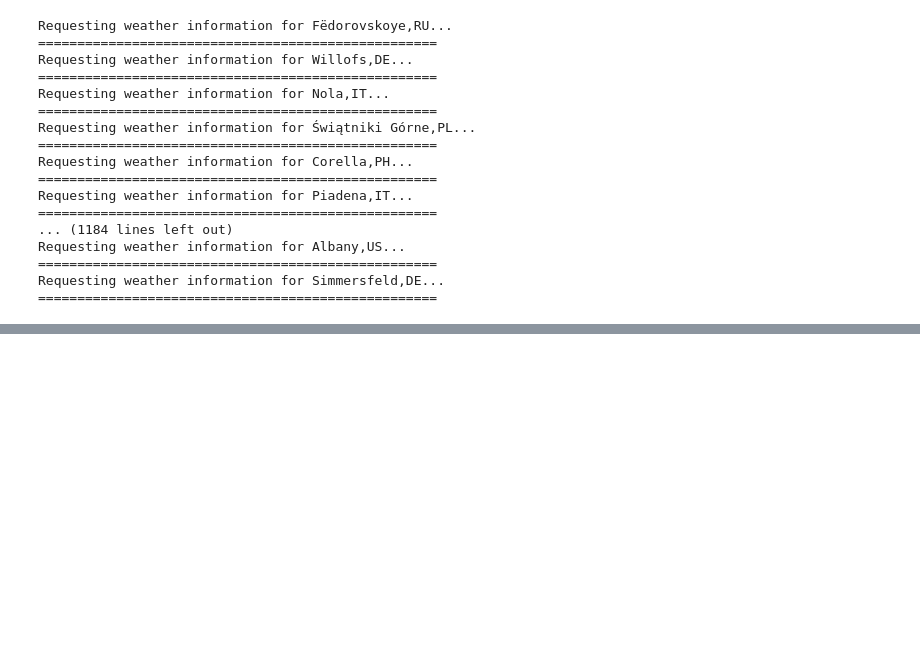
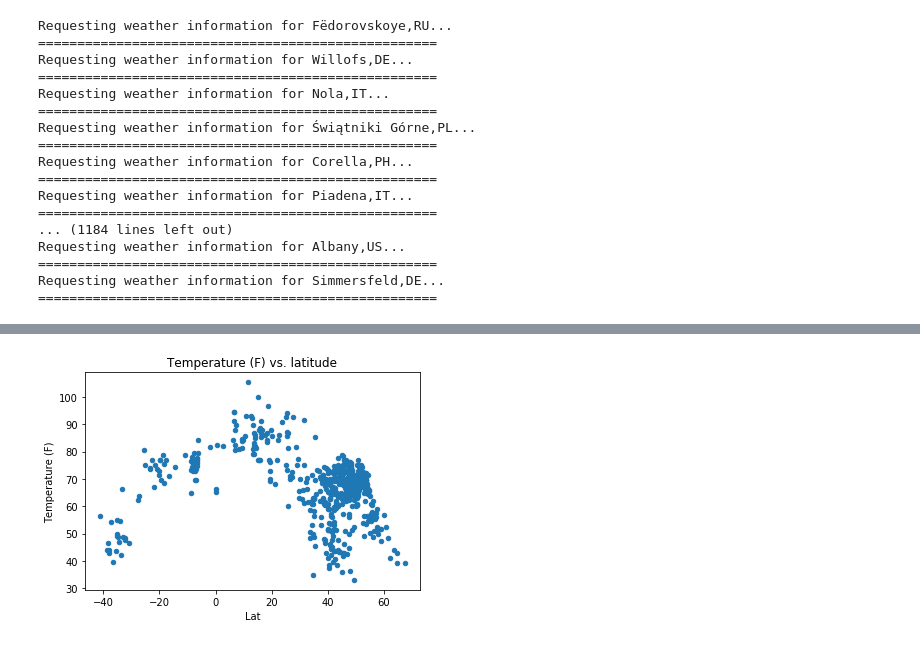
Before and after one commit to YANG007SUN/python-api-challenge, a Jupyter notebook: WeatherPy/WeatherPy.ipynb, the cells around one changed output, grey strips where cells are left out. Cells and saved outputs as stored; diff of their text form; code cells hidden in the pictures; blank space fills up the shorter version.

```diff
--- a/WeatherPy/WeatherPy.ipynb
+++ b/WeatherPy/WeatherPy.ipynb
@@ -118,0 +95,5 @@ plt.show()
+# %%
+weather_df.plot.scatter(x ="Lat", y = "Temperature (F)", title = "Temperature (F) vs. latitude")
+plt.show()
+# %% [output]
+[figure, added]
```
Also changed, not shown: parts of 11 cells of this notebook, 2 other files.
